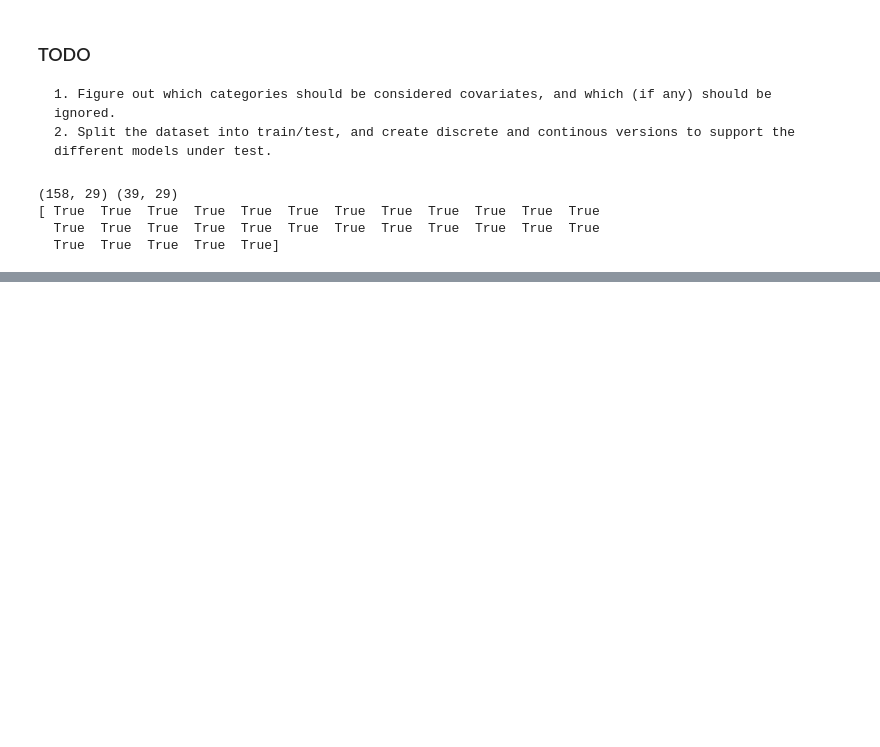
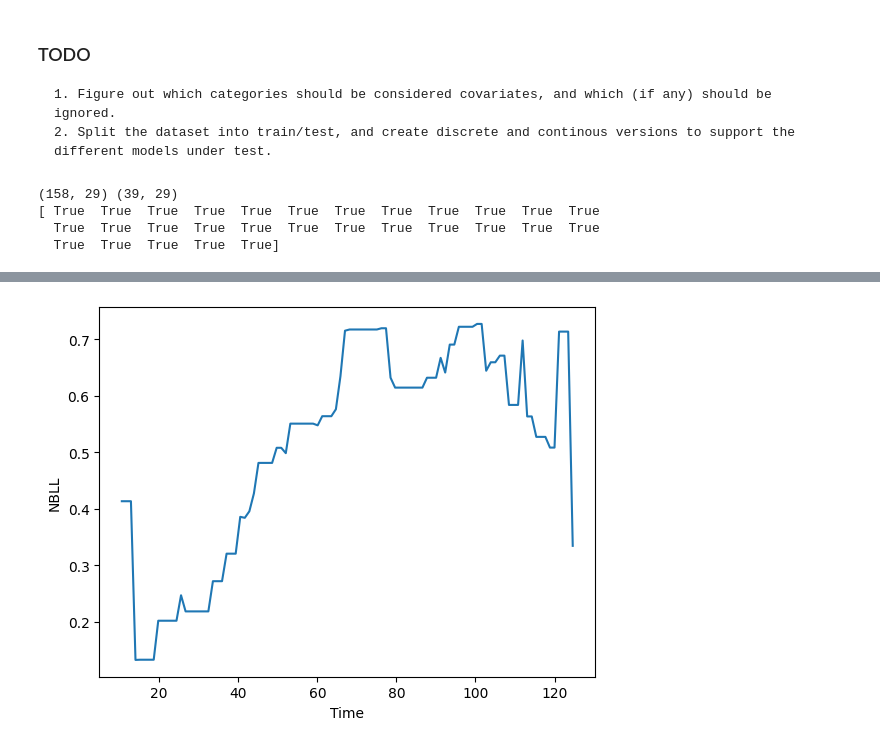
Before and after one commit to andersvestengen/Phd-interview-project, a Jupyter notebook: Project_folder/testbed.ipynb, the cells around one changed output, grey strips where cells are left out. Saved outputs shown, nothing was run; the diff lists cells and outputs as text; code cells hidden in the pictures; blank space fills up the shorter version.

```diff
--- a/Project_folder/testbed.ipynb
+++ b/Project_folder/testbed.ipynb
@@ -201,0 +281,6 @@ durations_test, events_test = get_target(df_test)
+# %%
+ev.nbll(time_grid).plot()
+plt.ylabel('NBLL')
+_ = plt.xlabel('Time')
+# %% [output]
+[figure, added]
```
Also changed, not shown: parts of 13 cells of this notebook.
